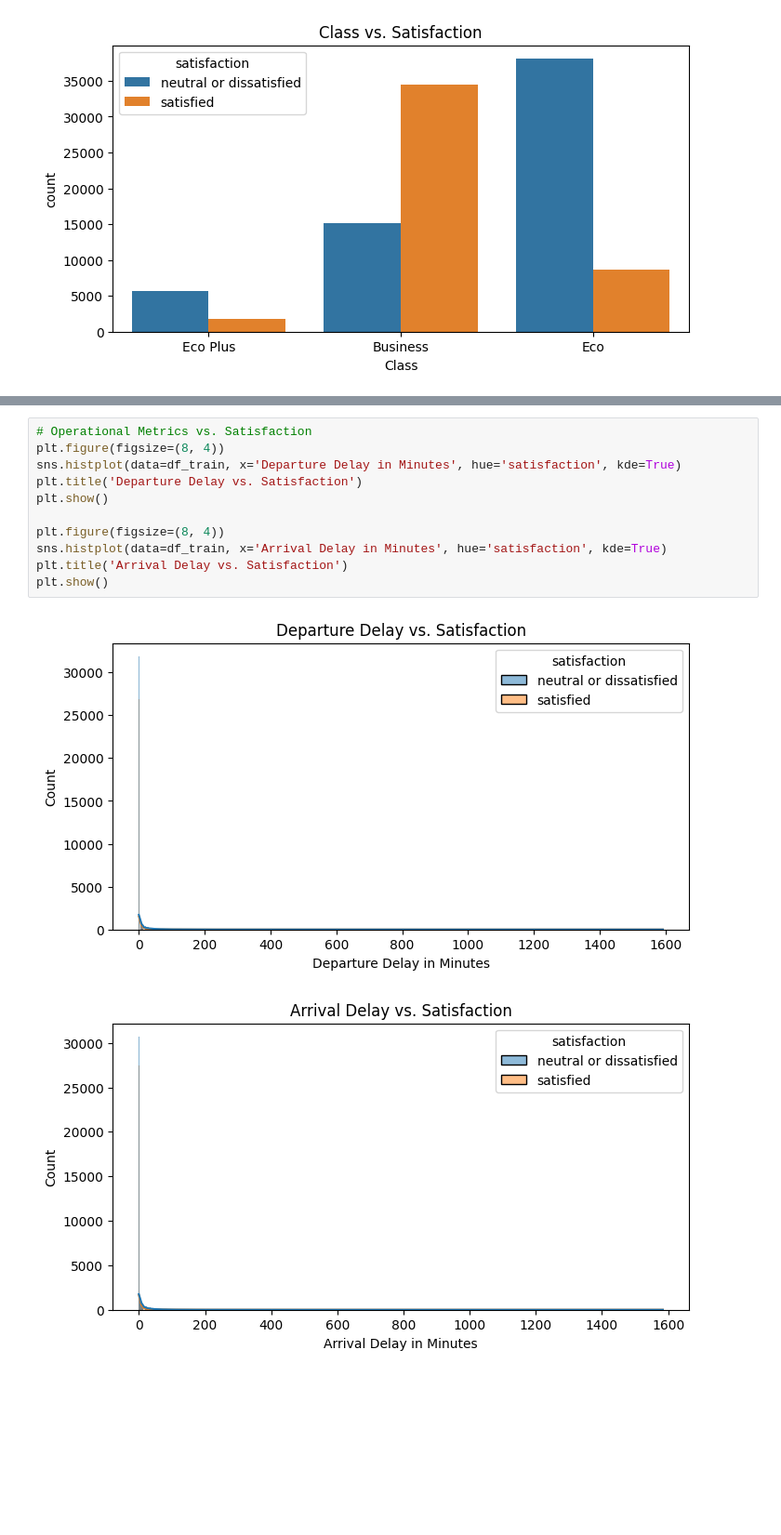
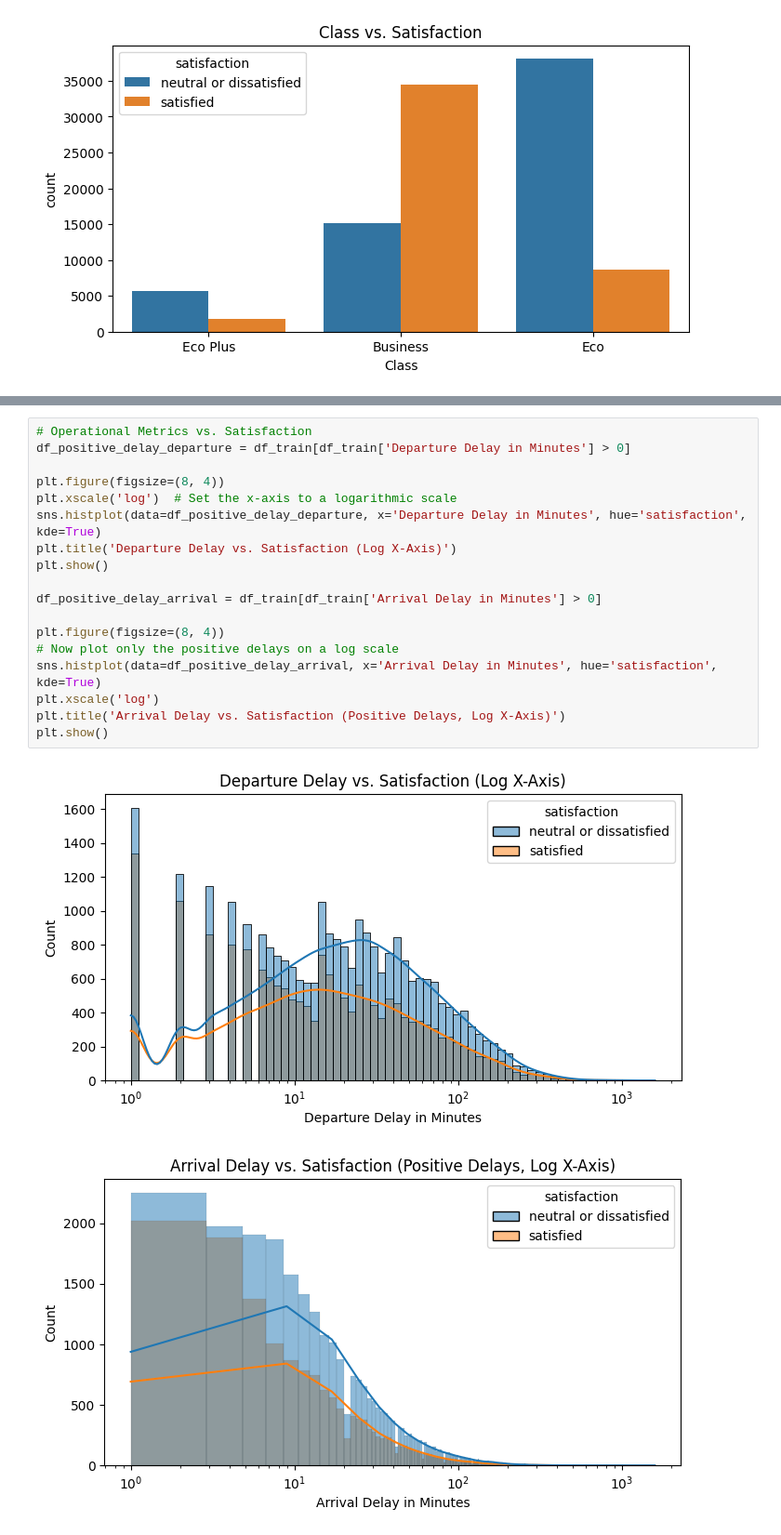
Before and after one commit to bence-szabo-git/ESMT_IML, a Jupyter notebook: notebooks/Satisfaction_Homework.ipynb, the cells around one changed output, grey strips where cells are left out. Shown: that part at 93% size. Cells and saved outputs as stored; diff of their text form; blank space fills up the shorter version.

```diff
--- a/notebooks/Satisfaction_Homework.ipynb
+++ b/notebooks/Satisfaction_Homework.ipynb
@@ -56,14 +70,21 @@ plt.show()
 # %%
 # Operational Metrics vs. Satisfaction
+df_positive_delay_departure = df_train[df_train['Departure Delay in Minutes'] > 0]
+
 plt.figure(figsize=(8, 4))
-sns.histplot(data=df_train, x='Departure Delay in Minutes', hue='satisfaction', kde=True)
-plt.title('Departure Delay vs. Satisfaction')
+plt.xscale('log')  # Set the x-axis to a logarithmic scale
+sns.histplot(data=df_positive_delay_departure, x='Departure Delay in Minutes', hue='satisfaction', kde=True)
+plt.title('Departure Delay vs. Satisfaction (Log X-Axis)')
 plt.show()
 
+df_positive_delay_arrival = df_train[df_train['Arrival Delay in Minutes'] > 0]
+
 plt.figure(figsize=(8, 4))
-sns.histplot(data=df_train, x='Arrival Delay in Minutes', hue='satisfaction', kde=True)
-plt.title('Arrival Delay vs. Satisfaction')
+# Now plot only the positive delays on a log scale
+sns.histplot(data=df_positive_delay_arrival, x='Arrival Delay in Minutes', hue='satisfaction', kde=True)
+plt.xscale('log')
+plt.title('Arrival Delay vs. Satisfaction (Positive Delays, Log X-Axis)')
 plt.show()
 # %% [output]
-[figure, old version]
+[figure, new version]
-[figure, old version]
+[figure, new version]
```
Also changed, not shown: parts of 22 cells of this notebook.
